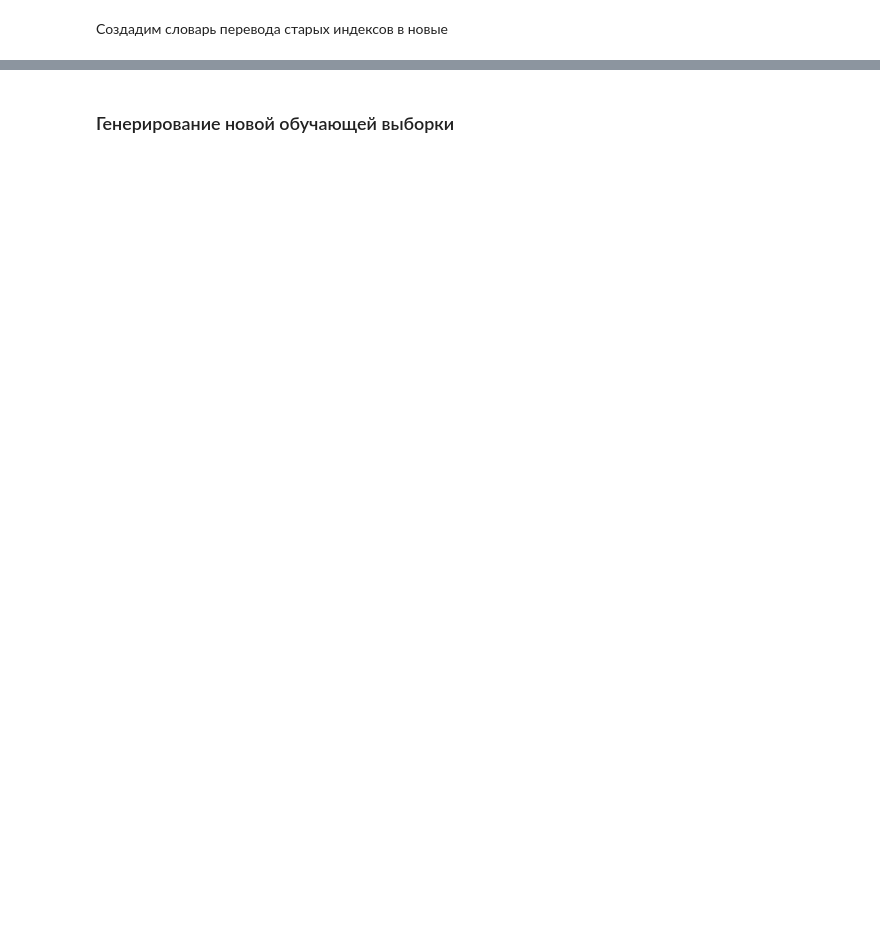
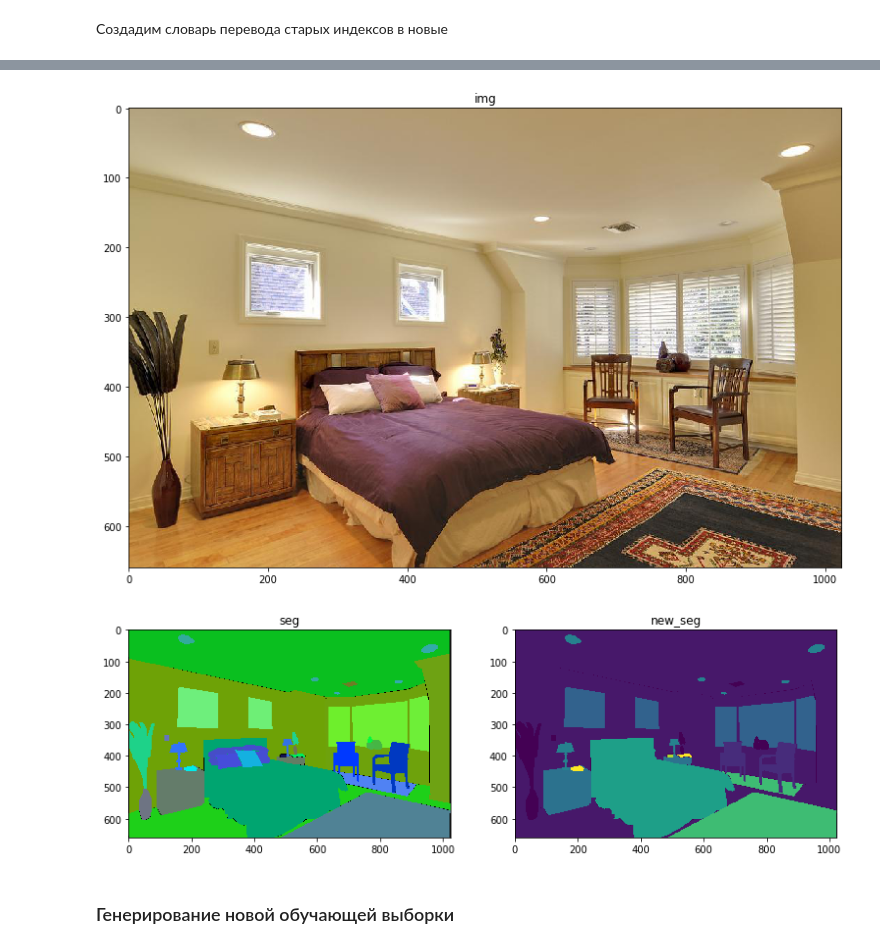
Before and after one commit to RobertVoropaev/InteriorRecognitionSystem, a Jupyter notebook: 3.ImagePreprocessing.ipynb, the cells around one changed output, grey strips where cells are left out. Drawn from its saved outputs; the diff is of its cells as text; code cells hidden in the pictures; blank space fills up the shorter version.

Commit message:
new dataset encode scripts

```diff
--- a/3.ImagePreprocessing.ipynb
+++ b/3.ImagePreprocessing.ipynb
@@ -21,6 +21,16 @@ from skimage.io import imread, imshow, imsave
 seed = 99
 np.random.seed(seed)
 random.seed(seed)
+# %%
+from scripts_.PathFinder import PathFinder
+from scripts_.SegEncoder import SegEncoder
+from scripts_.ClassList import ClassList
+
+pf = PathFinder()
+se = SegEncoder()
+cl = ClassList()
+
+img_dir = 'data/ADE20K_filtred/images/'
 # %% [markdown]
 ### 1. Подготовка данных
 # %% [markdown]
@@ -92 +40,4 @@ index_old_to_new_dict
+# %%
+index_old_to_new_dict = cl.get_old_to_new_dict()
+se.load_index_dict(index_old_to_new_dict)
 # %% [markdown]
@@ -142,2 +45,23 @@ Wall time: 249 ms
+# %%
+dir_path = 'data/ADE20K_original/images/training/b/bedroom/'
+name = "ADE_train_00000218.jpg"
+# %%
+img = imread(dir_path + pf.get_img(name))
+seg = imread(dir_path + pf.get_seg(name))
+new_seg = se.get_encoded_seg(seg)
+# %%
+# Изображение
+plt.figure(figsize=(13, 10))
+plt.imshow(img), plt.title("img")
+plt.show()
+
+# Маски
+plt.figure(figsize=(13, 10))
+plt.subplot(121), plt.imshow(seg), plt.title("seg")
+plt.subplot(122), plt.imshow(new_seg), plt.title('new_seg')
+plt.show()
+# %% [output]
+[figure, added]
+[figure, added]
 # %% [markdown]
 ### Генерирование новой обучающей выборки
```
Also changed, not shown: parts of 13 cells of this notebook, 4 other files.
